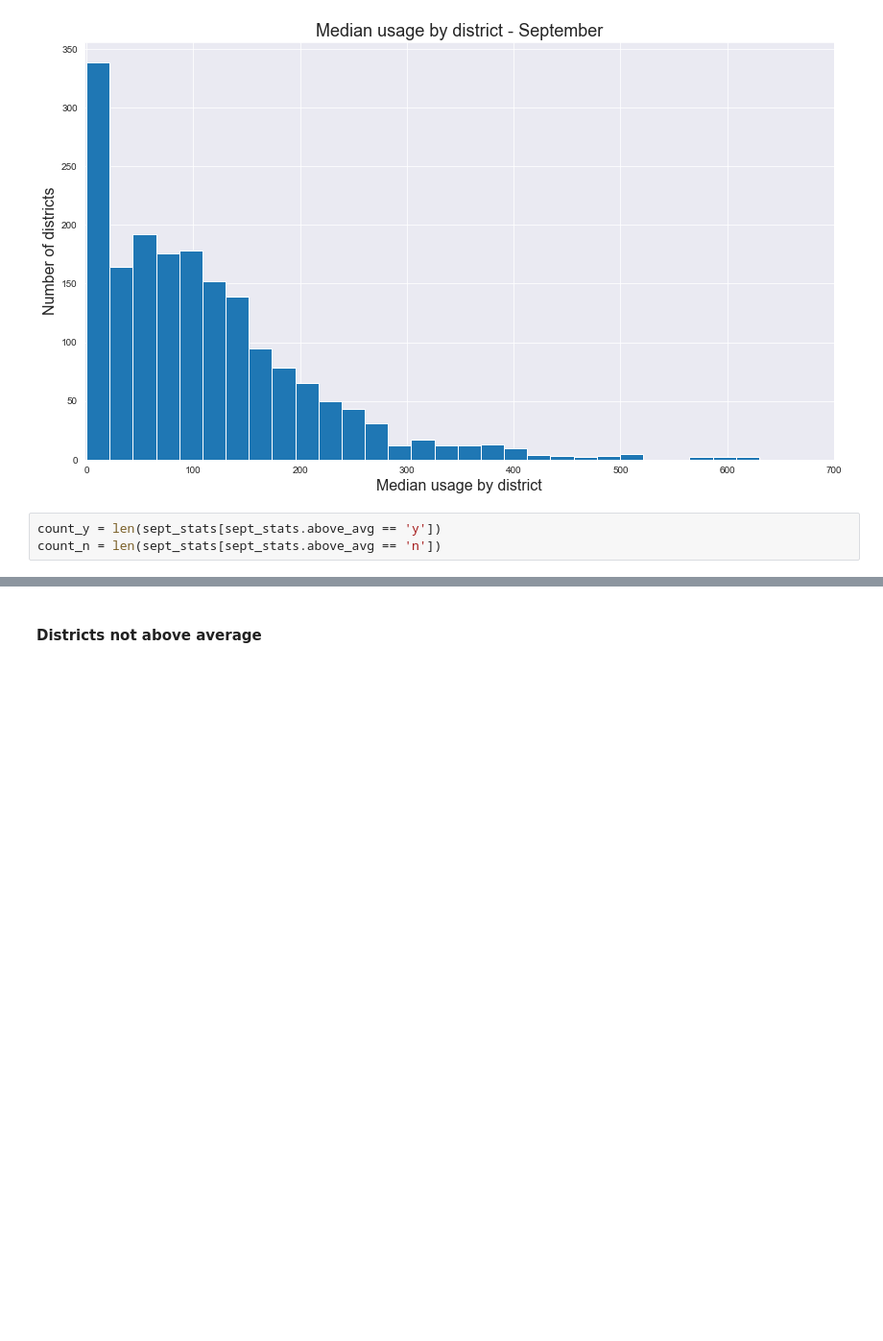
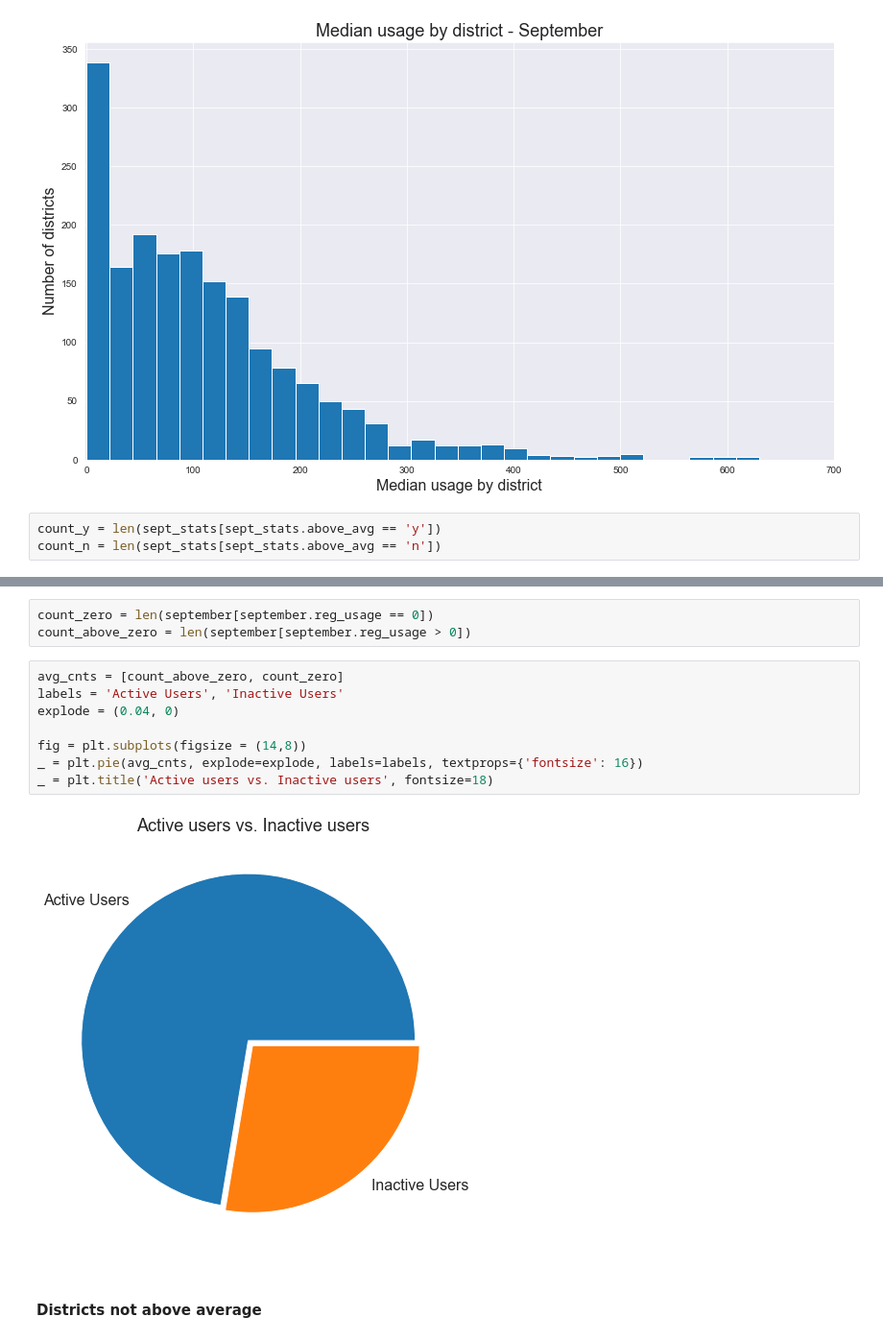
Before and after one commit to taylorquaver/UsageAnalysis, a Jupyter notebook: usage_analysis_october_2019.ipynb, the cells around one changed output, grey strips where cells are left out. Shown: that part at 96% size. Saved outputs shown, nothing was run; the diff lists cells and outputs as text; blank space fills up the shorter version.

```diff
--- a/usage_analysis_october_2019.ipynb
+++ b/usage_analysis_october_2019.ipynb
@@ -201,3 +180,16 @@ _ = plt.title('Districts with above average usage - September', fontsize=18)
+# %%
+count_zero = len(september[september.reg_usage == 0])
+count_above_zero = len(september[september.reg_usage > 0])
+# %%
+avg_cnts = [count_above_zero, count_zero]
+labels = 'Active Users', 'Inactive Users'
+explode = (0.04, 0)
+
+fig = plt.subplots(figsize = (14,8))
+_ = plt.pie(avg_cnts, explode=explode, labels=labels, textprops={'fontsize': 16})
+_ = plt.title('Active users vs. Inactive users', fontsize=18)
+# %% [output]
+[figure, added]
 # %% [markdown]
 #### Districts not above average
 # %% [markdown]
```
Also changed, not shown: parts of 30 cells of this notebook.
